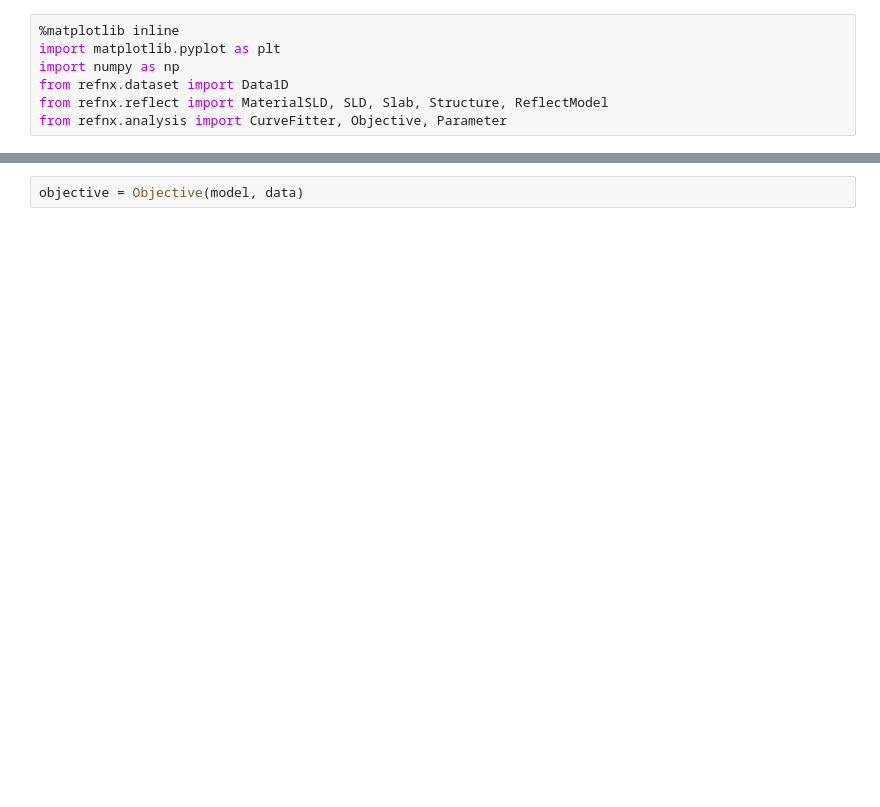
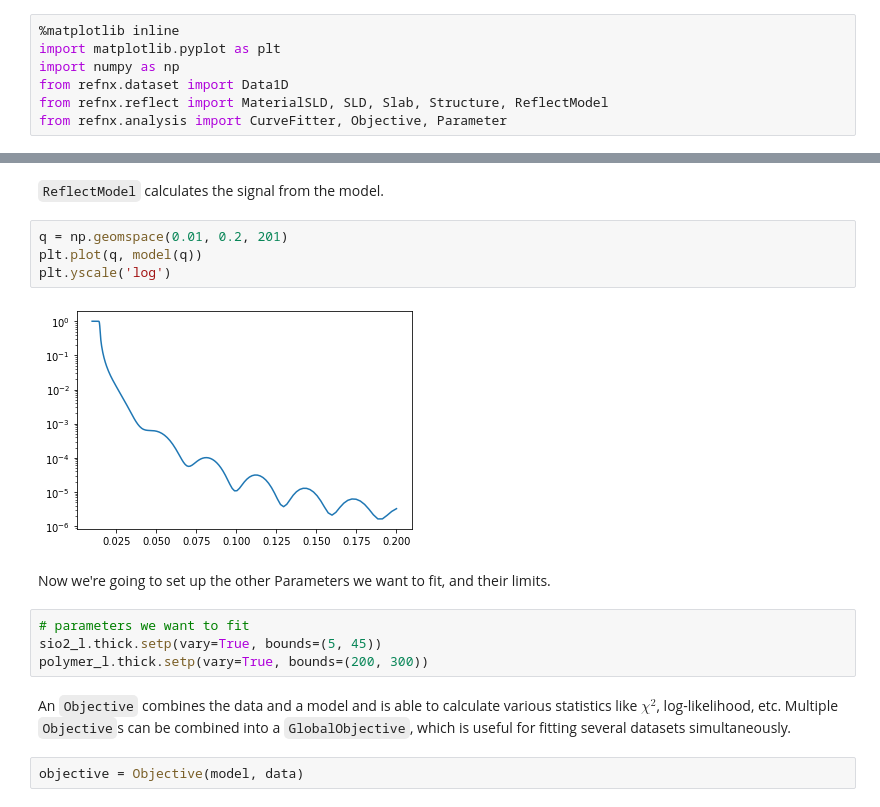
Before and after one commit to reflectivity/analysis, a Jupyter notebook: tutorials/tutorial1_refnx.ipynb, the cells around one changed output, grey strips where cells are left out. Drawn from its saved outputs; the diff is of its cells as text; blank space fills up the shorter version.

```diff
--- a/tutorials/tutorial1_refnx.ipynb
+++ b/tutorials/tutorial1_refnx.ipynb
@@ -38,2 +70,18 @@ model.bkg.setp(vary=True, bounds=(1e-7, 1e-6))
+# %% [markdown]
+`ReflectModel` calculates the signal from the model.
+# %%
+q = np.geomspace(0.01, 0.2, 201)
+plt.plot(q, model(q))
+plt.yscale('log')
+# %% [output]
+[figure, added]
+# %% [markdown]
+Now we're going to set up the other Parameters we want to fit, and their limits.
+# %%
+# parameters we want to fit
+sio2_l.thick.setp(vary=True, bounds=(5, 45))
+polymer_l.thick.setp(vary=True, bounds=(200, 300))
+# %% [markdown]
+An `Objective` combines the data and a model and is able to calculate various statistics like $\chi^2$, log-likelihood, etc. Multiple `Objective`s can be combined into a `GlobalObjective`, which is useful for fitting several datasets simultaneously.
 # %%
 objective = Objective(model, data)
```
Also changed, not shown: parts of 30 cells of this notebook.
